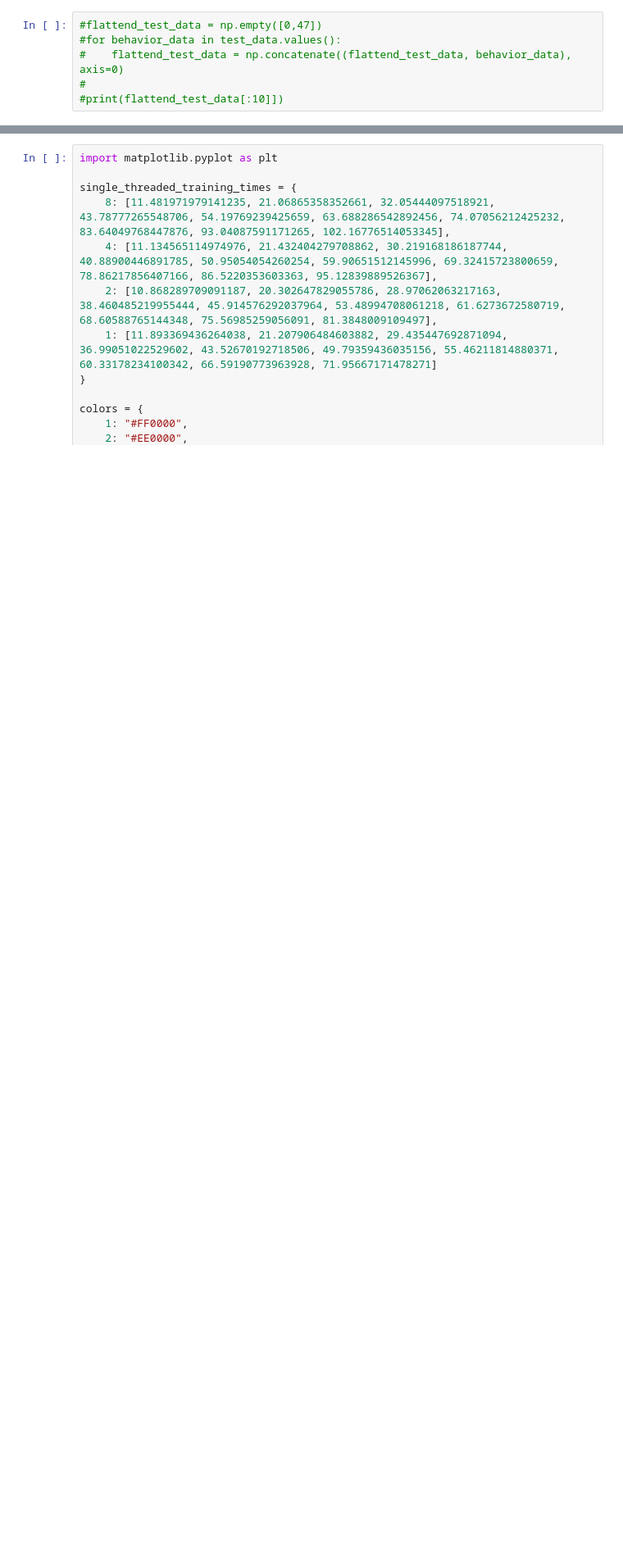
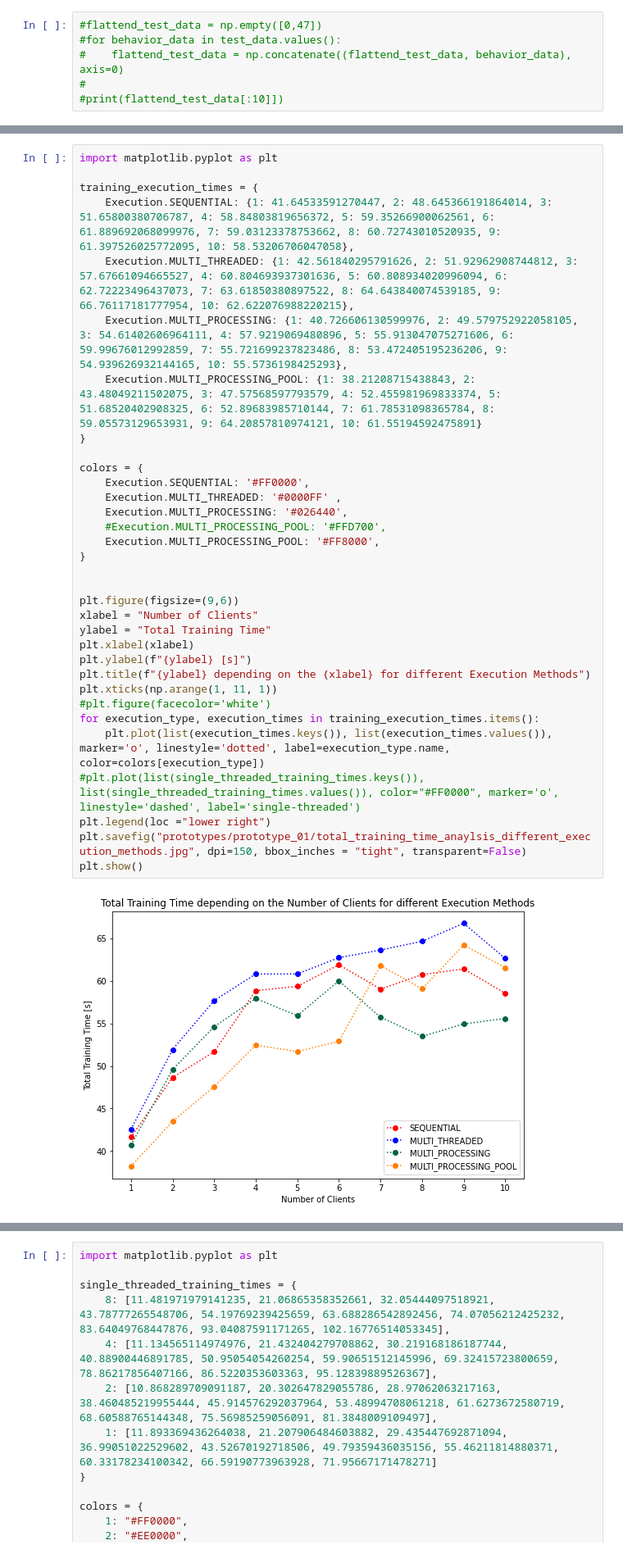
Before and after one commit to jan-kreischer/FedRL-for-IoT-Security, a Jupyter notebook: prototypes/prototype_01/prototype-01.ipynb, the cells around one changed output, grey strips where cells are left out. Shown: that part at 82% size. Drawn from its saved outputs; the diff is of its cells as text; blank space fills up the shorter version.

```diff
--- a/prototypes/prototype_01/prototype-01.ipynb
+++ b/prototypes/prototype_01/prototype-01.ipynb
@@ -663 +1094,36 @@ KeyboardInterrupt:
+# %%
+import matplotlib.pyplot as plt
+
+training_execution_times = {
+    Execution.SEQUENTIAL: {1: 41.64533591270447, 2: 48.645366191864014, 3: 51.65800380706787, 4: 58.84803819656372, 5: 59.35266900062561, 6: 61.889692068099976, 7: 59.03123378753662, 8: 60.72743010520935, 9: 61.397526025772095, 10: 58.53206706047058},
+    Execution.MULTI_THREADED: {1: 42.561840295791626, 2: 51.92962908744812, 3: 57.67661094665527, 4: 60.804693937301636, 5: 60.808934020996094, 6: 62.72223496437073, 7: 63.61850380897522, 8: 64.643840074539185, 9: 66.76117181777954, 10: 62.622076988220215},
+    Execution.MULTI_PROCESSING: {1: 40.726606130599976, 2: 49.579752922058105, 3: 54.61402606964111, 4: 57.9219069480896, 5: 55.913047075271606, 6: 59.99676012992859, 7: 55.721699237823486, 8: 53.472405195236206, 9: 54.939626932144165, 10: 55.5736198425293},
+    Execution.MULTI_PROCESSING_POOL: {1: 38.21208715438843, 2: 43.48049211502075, 3: 47.57568597793579, 4: 52.455981969833374, 5: 51.68520402908325, 6: 52.89683985710144, 7: 61.78531098365784, 8: 59.05573129653931, 9: 64.20857810974121, 10: 61.55194592475891}
+}
+
+colors = {
+    Execution.SEQUENTIAL: '#FF0000',
+    Execution.MULTI_THREADED: '#0000FF' ,
+    Execution.MULTI_PROCESSING: '#026440',
+    #Execution.MULTI_PROCESSING_POOL: '#FFD700',
+    Execution.MULTI_PROCESSING_POOL: '#FF8000',
+}
+
+
+plt.figure(figsize=(9,6))
+xlabel = "Number of Clients"
+ylabel = "Total Training Time"
+plt.xlabel(xlabel)
+plt.ylabel(f"{ylabel} [s]")
+plt.title(f"{ylabel} depending on the {xlabel} for different Execution Methods")
+plt.xticks(np.arange(1, 11, 1))
+#plt.figure(facecolor='white')
+for execution_type, execution_times in training_execution_times.items():
+    plt.plot(list(execution_times.keys()), list(execution_times.values()), marker='o', linestyle='dotted', label=execution_type.name, color=colors[execution_type])
+#plt.plot(list(single_threaded_training_times.keys()), list(single_threaded_training_times.values()), color="#FF0000", marker='o', linestyle='dashed', label='single-threaded')
+plt.legend(loc ="lower right")
+plt.savefig("prototypes/prototype_01/total_training_time_anaylsis_different_execution_methods.jpg", dpi=150, bbox_inches = "tight", transparent=False)
+plt.show()
+# %% [output]
+[figure, added]
 # %%
```
Also changed, not shown: parts of 65 cells of this notebook, 2 other files.
